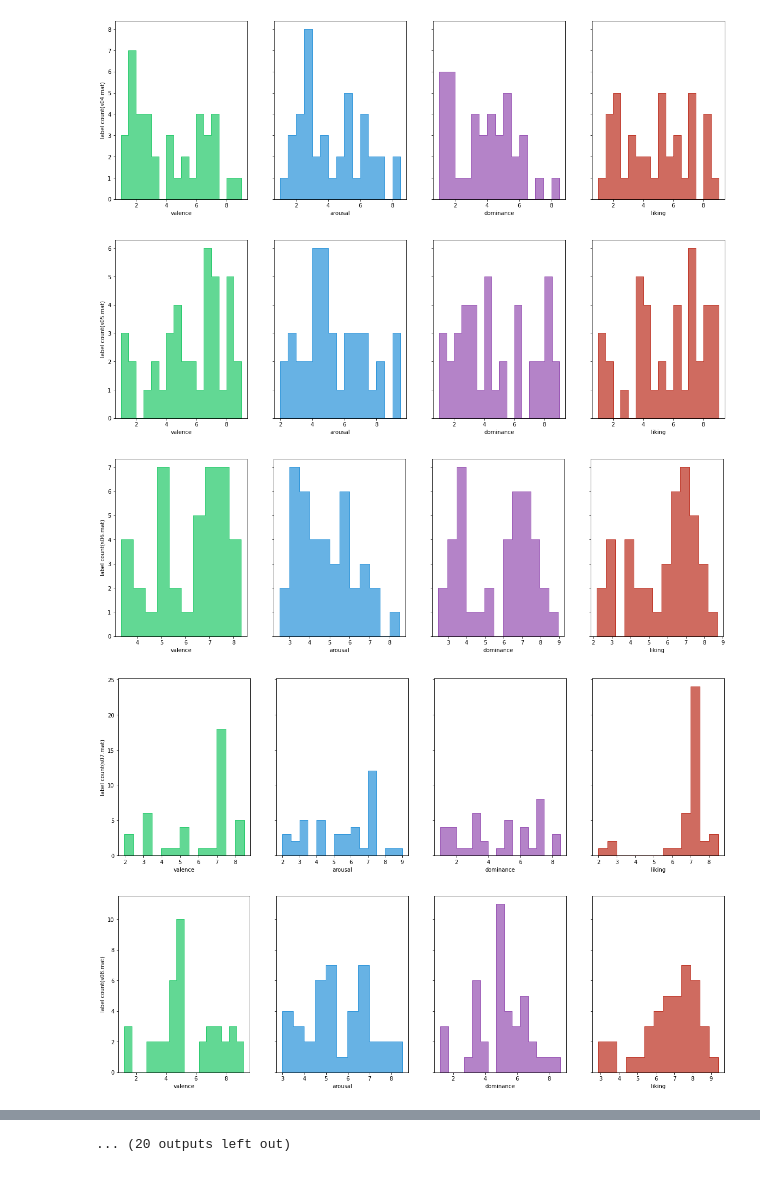
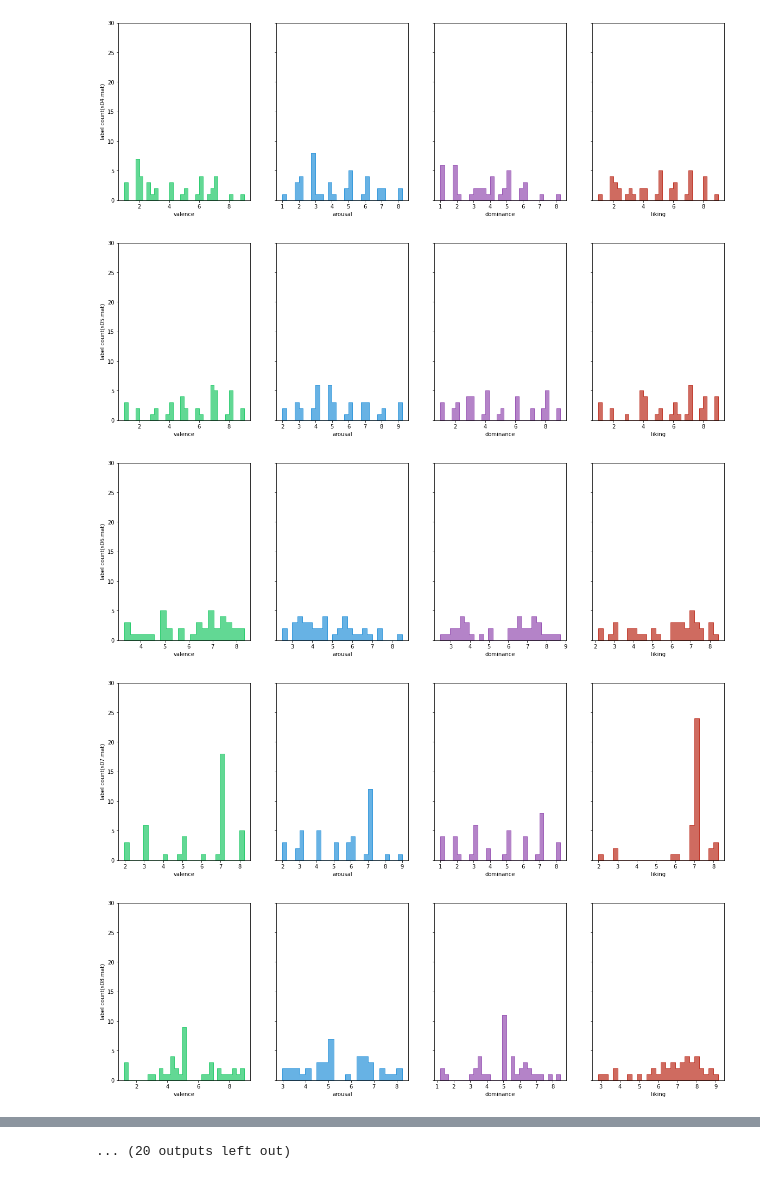
Before and after one commit to linkingct/gnn-deap-eeg, a Jupyter notebook: DEAP dataset visualization.ipynb, the cells around one changed output, grey strips where cells are left out. Cells and saved outputs as stored; diff of their text form; code cells hidden in the pictures.

```diff
--- a/DEAP dataset visualization.ipynb
+++ b/DEAP dataset visualization.ipynb
@@ -18,5 +20,5 @@ for name in raw_file_names:
     data = scipy.io.loadmat(f'{RAW_DIR}/{name}')
     fig, ax =plt.subplots(ncols=4, sharey=True, figsize=(20, 6))
     for i,a in enumerate(data['labels'].T):
-        sns.histplot(a, kde=False, element="step", binwidth=0.5,color=colors[i],ax=ax[i]).set(xlabel=f'{targets[i]}', ylabel=f'label count({name})')
+        sns.histplot(a, kde=False, element="step", binwidth=0.25,color=colors[i],ax=ax[i]).set(xlabel=f'{targets[i]}', ylabel=f'label count({name})',ylim=(0, 30))
 # %% [output]
@@ -26,5 +28,5 @@ for name in raw_file_names:
-[figure, old version]
+[figure, new version]
-[figure, old version]
+[figure, new version]
-[figure, old version]
+[figure, new version]
-[figure, old version]
+[figure, new version]
-[figure, old version]
+[figure, new version]
```
Also changed, not shown: parts of 2 cells of this notebook.
